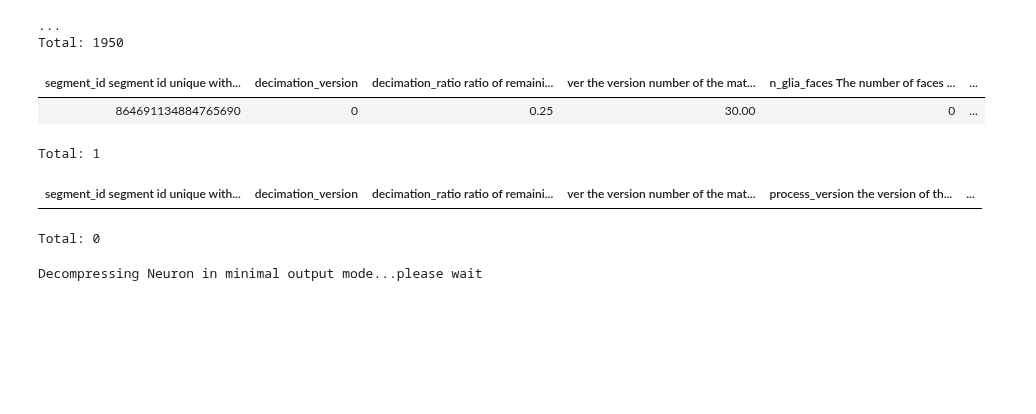
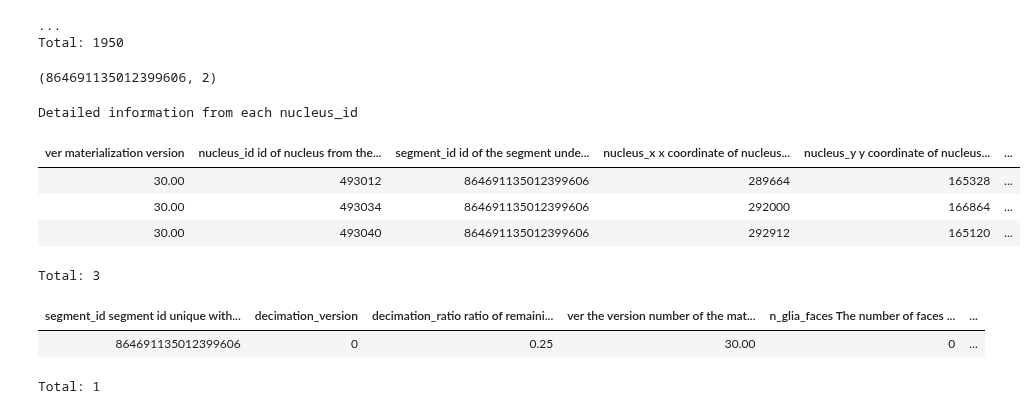
Before and after one commit to celiibrendan/neuron_mesh_tools, a Jupyter notebook: Auto_Proofreading/Validation_Testing/Verifying_Neuron_Proofreading.ipynb, the cells around one changed output. Cells and saved outputs as stored; diff of their text form; code cells hidden in the pictures; blank space fills up the shorter version.

Commit message:
More features for plot_proofread_neuron

```diff
--- a/Auto_Proofreading/Validation_Testing/Verifying_Neuron_Proofreading.ipynb
+++ b/Auto_Proofreading/Validation_Testing/Verifying_Neuron_Proofreading.ipynb
@@ -67,7 +42,8 @@ VBox(children=(Figure(camera=PerspectiveCamera(fov=46.0, position=(0.0, 0.0, 2.0
 # %% [markdown]
 # Visualizing the Zero Soma Errors
 # %%
-minnie.AutoProofreadNeurons() & "nucleus_id=0"
+zero_nucl_table = (minnie.AutoProofreadNeurons() & "nucleus_id=0")
+zero_nucl_table
 # %% [output]
 | segment_id segment id unique with... | decimation_version | decimation_ratio ratio of remaini... | ver the version number of the mat... | process_version the version of th... | ... |
 | 864691134655557709 | 0 | 0.25 | 30.00 | 0 | ... |
@@ -89,15 +63,28 @@ segment_id = 864691134884765690
+# %%
+zero_nucl_seg_ids,zero_nucl_split_index = zero_nucl_table.fetch("segment_id","split_index")
+# %%
+curr_idx = 2
+
+curr_idx = curr_idx*20
+segment_id = zero_nucl_seg_ids[curr_idx]
+split_index = zero_nucl_split_index[curr_idx]
+segment_id,split_index
+# %% [output]
+(864691135012399606, 2)
+# %%
+# check that the segment_id is in the nucleus table
+nucl_table = du.configure_nucleus_table()
+nucl_table & dict(segment_id=segment_id)
+# %% [output]
+Detailed information from each nucleus_id
+| ver materialization version | nucleus_id id of nucleus from the... | segment_id id of the segment unde... | nucleus_x x coordinate of nucleus... | nucleus_y y coordinate of nucleus... | ... |
+| 30.00 | 493012 | 864691135012399606 | 289664 | 165328 | ... |
+| 30.00 | 493034 | 864691135012399606 | 292000 | 166864 | ... |
+| 30.00 | 493040 | 864691135012399606 | 292912 | 165120 | ... |
+Total: 3
 # %%
 minnie.NeuronGliaNuclei() & dict(segment_id=segment_id)
 # %% [output]
 | segment_id segment id unique with... | decimation_version | decimation_ratio ratio of remaini... | ver the version number of the mat... | n_glia_faces The number of faces ... | ... |
-| 864691134884765690 | 0 | 0.25 | 30.00 | 0 | ... |
+| 864691135012399606 | 0 | 0.25 | 30.00 | 0 | ... |
 Total: 1
-# %%
-minnie.DecompositionSplit() & dict(segment_id=segment_id)
-# %% [output]
-| segment_id segment id unique with... | decimation_version | decimation_ratio ratio of remaini... | ver the version number of the mat... | process_version the version of th... | ... |
-Total: 0
-# %%
-neuron_obj = (minnie.Decomposition() & dict(segment_id=segment_id)).fetch1("decomposition")
-# %% [output]
-Decompressing Neuron in minimal output mode...please wait
```
Also changed, not shown: parts of 9 cells of this notebook.
